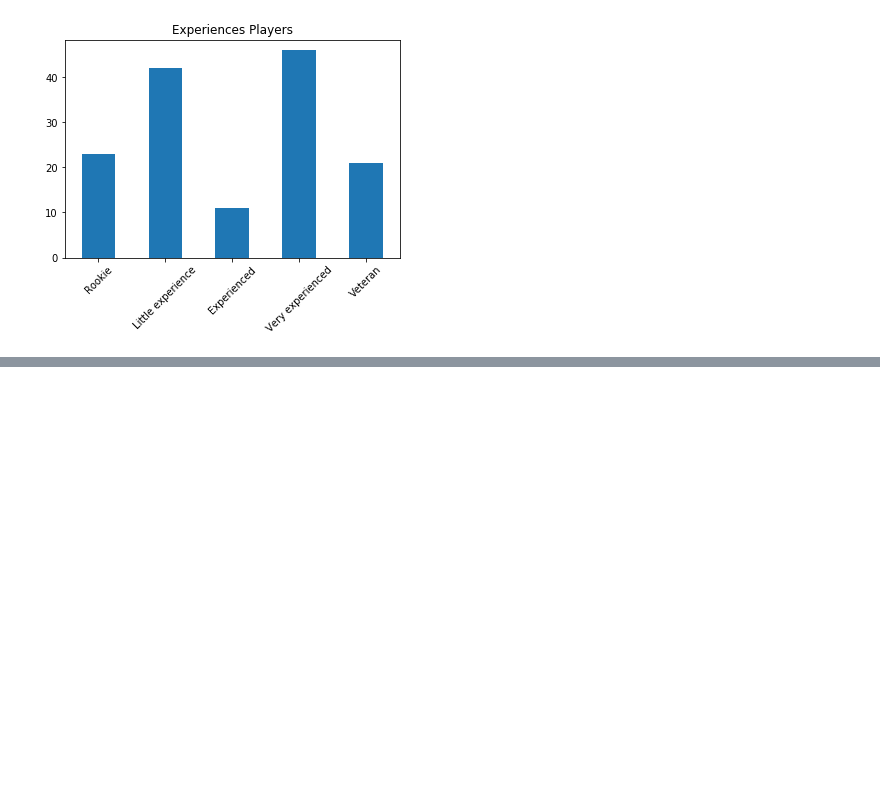
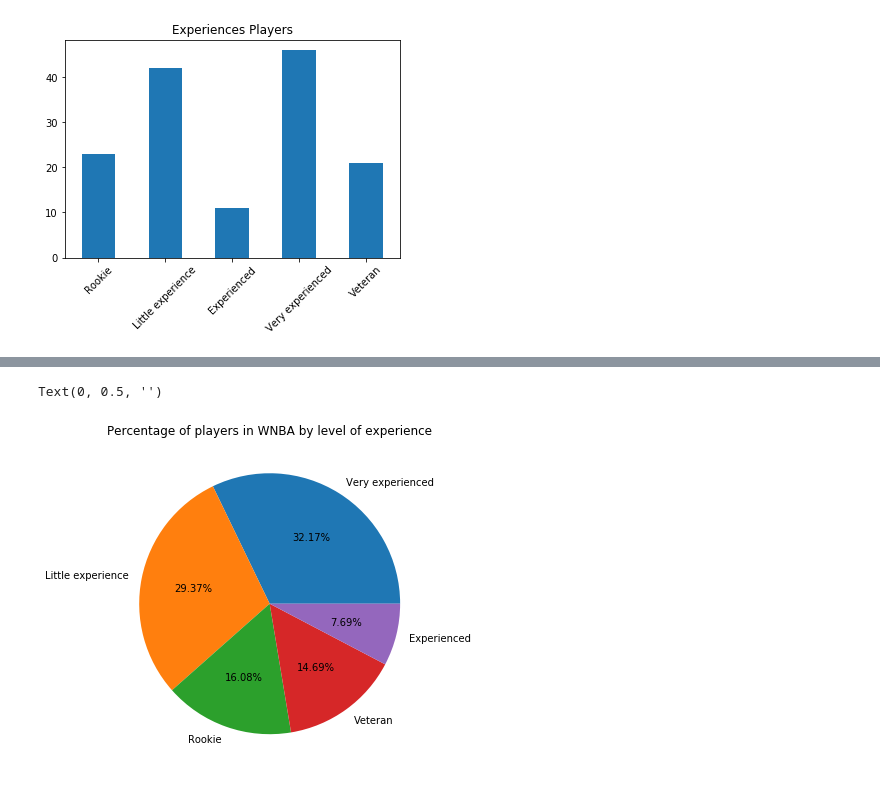
Before and after one commit to dnlsyfq/py_statistics, a Jupyter notebook: StatisticsChap3.ipynb, the cells around one changed output, grey strips where cells are left out. Drawn from its saved outputs; the diff is of its cells as text; code cells hidden in the pictures; blank space fills up the shorter version.

```diff
--- a/StatisticsChap3.ipynb
+++ b/StatisticsChap3.ipynb
@@ -50,0 +74,10 @@ plot.bar(title='Experiences Players',rot=45)
+# %%
+df['Exp_ordinal'].value_counts().\
+plot.pie(\
+         figsize=(6,6),
+         autopct='%.2f%%',
+         title="Percentage of players in WNBA by level of experience")
+plt.ylabel('')
+# %% [output]
+Text(0, 0.5, '')
+[figure, added]
```
Also changed, not shown: parts of 14 cells of this notebook.
